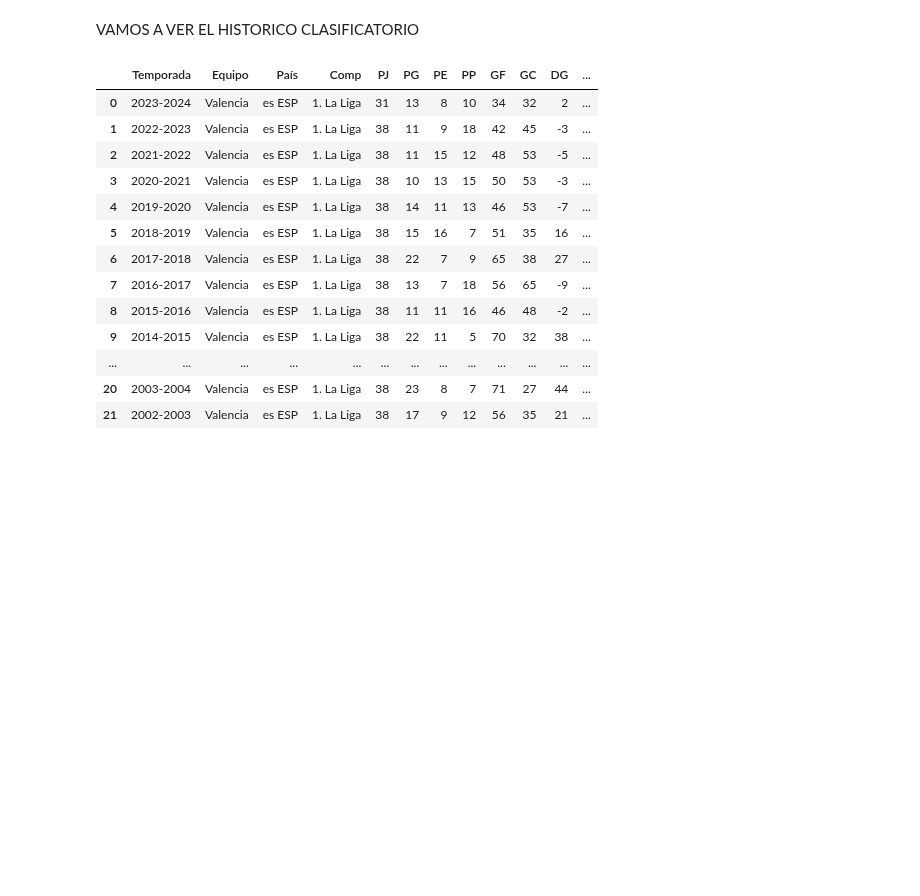
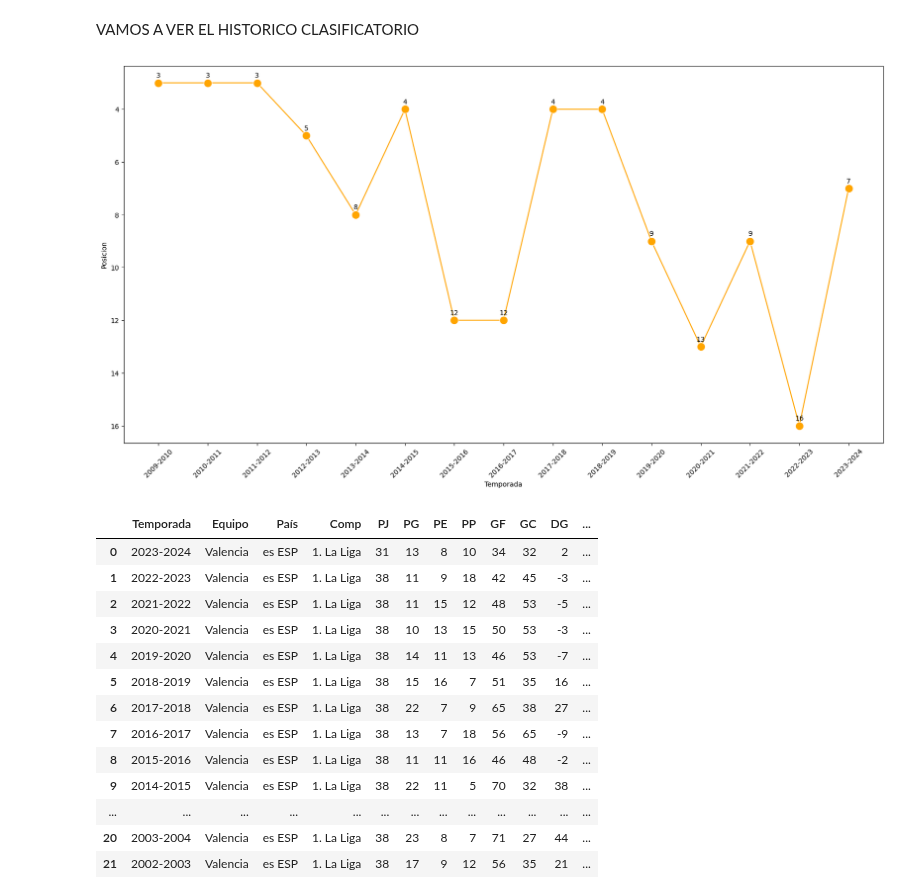
Before and after one commit to RaulSoler/ONLINE_DS_THEBRIDGE_RAULSOLER, a Jupyter notebook: Proyecto EDA/LIMGOHOME/memoria.ipynb, the cells around one changed output. Cells and saved outputs as stored; diff of their text form; code cells hidden in the pictures; blank space fills up the shorter version.

```diff
--- a/Proyecto EDA/LIMGOHOME/memoria.ipynb
+++ b/Proyecto EDA/LIMGOHOME/memoria.ipynb
@@ -388,6 +388,19 @@ VAMOS A VER EL HISTORICO CLASIFICATORIO
 # %%
 clasificacion = pd.read_csv("DatasLimpios/historico_y_asistencia.csv",index_col=None )
 clasificacion = clasificacion.drop("Unnamed: 0", axis=1)
+clasificacion = clasificacion[0:15]
+# %%
+plt.figure(figsize=(20, 10))
+sns.lineplot(data=clasificacion, x='Temporada', y='Posicion', color='orange', marker="o", markersize=12);
+plt.xticks(rotation=45)
+plt.gca().invert_xaxis();
+plt.gca().invert_yaxis()
+for i in range(len(clasificacion)):
+    plt.text(clasificacion['Temporada'].iloc[i], clasificacion['Posicion'].iloc[i] - 0.2, str(clasificacion['Posicion'].iloc[i]), ha='center')
+
+plt.savefig("graficas/clasificacion.png")
+# %% [output]
+[figure, added]
 # %%
 clasificacion
 # %% [output]
```
Also changed, not shown: parts of 1 cell of this notebook, 2 other files.
